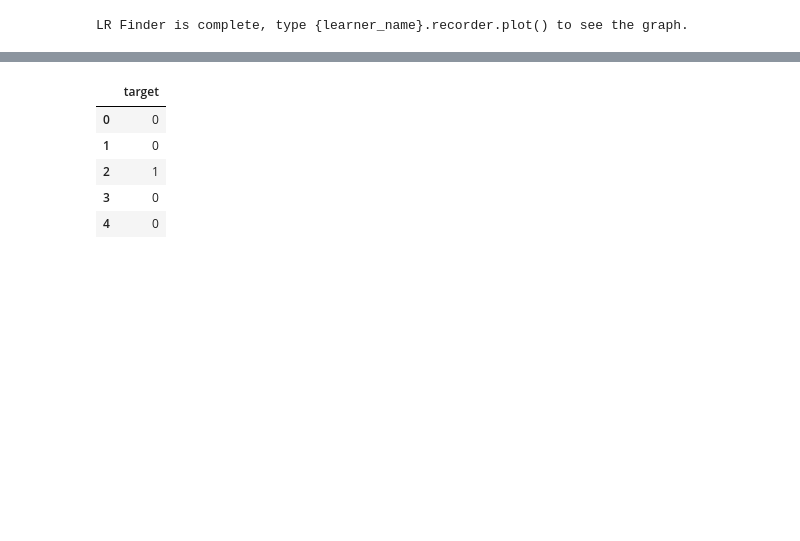
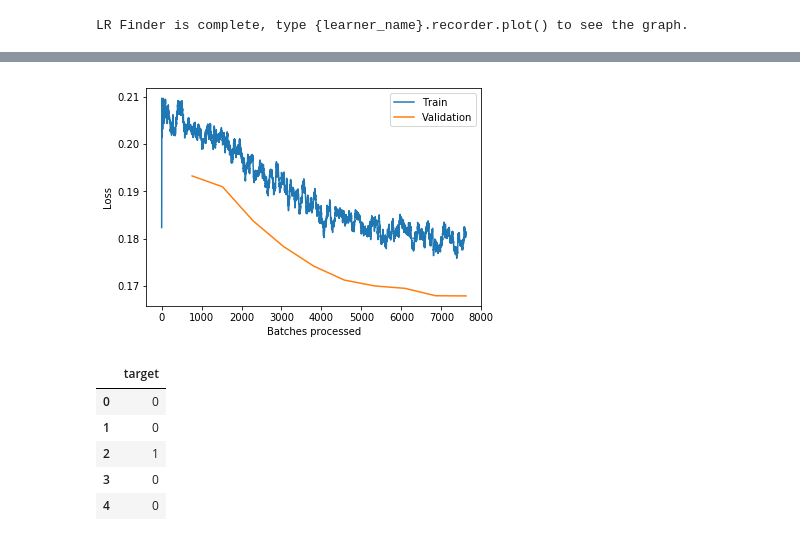
Before and after one commit to ndaly06/EY_NextWave_Comp_19, a Jupyter notebook: scripts/model.ipynb, the cells around one changed output, grey strips where cells are left out. Cells and saved outputs as stored; diff of their text form; code cells hidden in the pictures; blank space fills up the shorter version.

```diff
--- a/scripts/model.ipynb
+++ b/scripts/model.ipynb
@@ -183,3 +191,7 @@ learn.fit_one_cycle(5, 1e-04, wd=3e-2)
+# %%
+learn.recorder.plot_losses()
+# %% [output]
+[figure, added]
 # %%
 #
 probs = learn.get_preds(ds_type=DatasetType.Test)[0]
```
Also changed, not shown: parts of 6 cells of this notebook.
